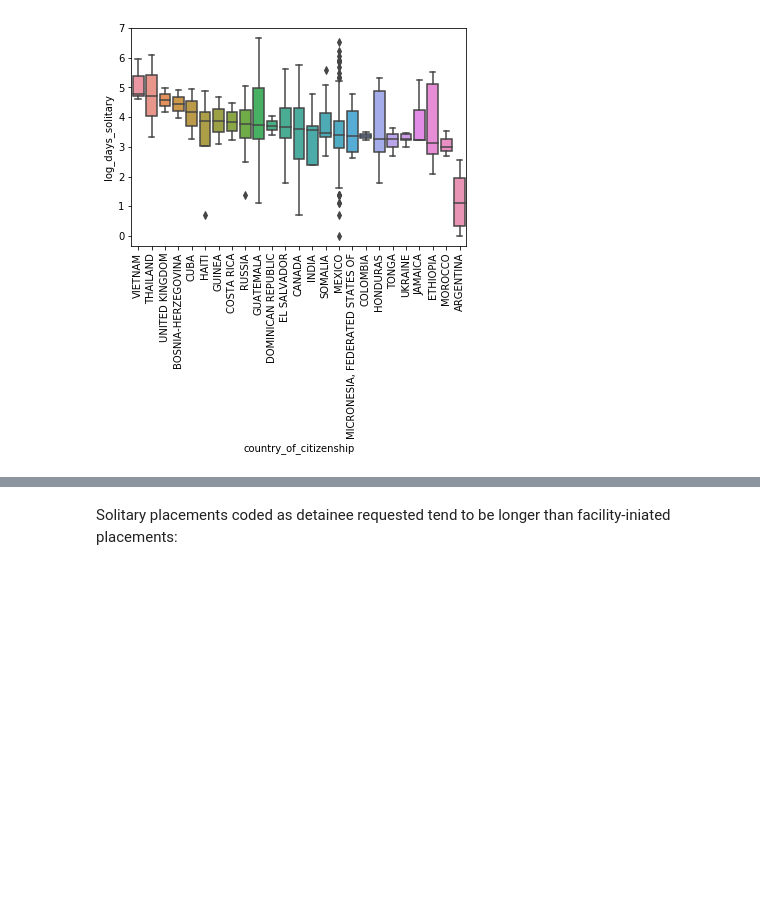
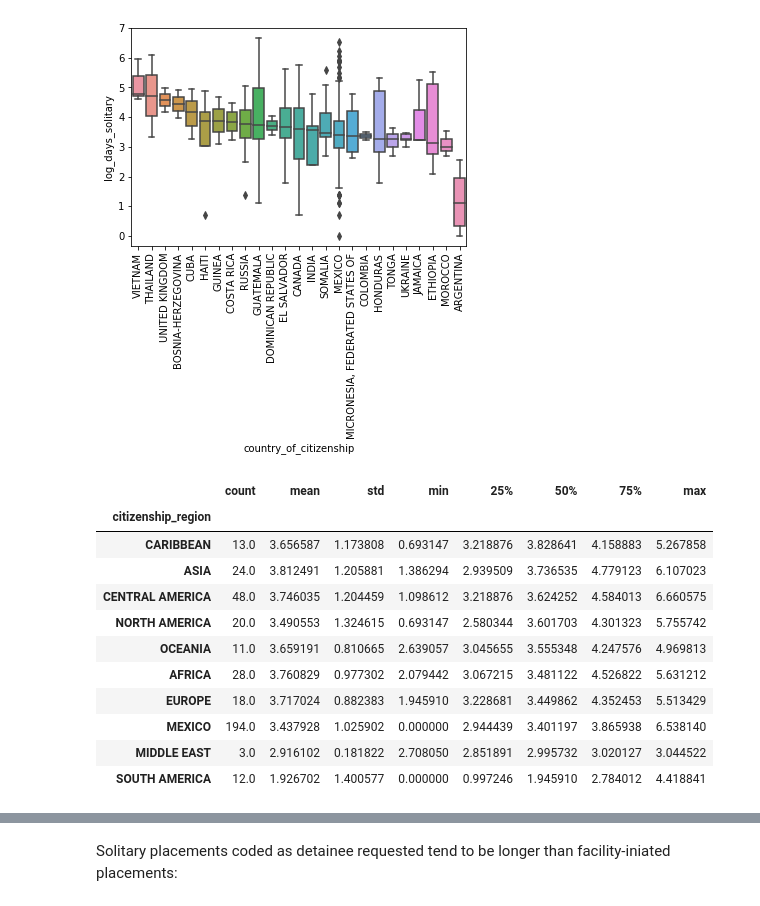
Before and after one commit to UWCHR/nwdc-seg, a Jupyter notebook: analyze/note/NWDC-analyze.ipynb, the cells around one changed output, grey strips where cells are left out. Cells and saved outputs as stored; diff of their text form; code cells hidden in the pictures; blank space fills up the shorter version.

```diff
--- a/analyze/note/NWDC-analyze.ipynb
+++ b/analyze/note/NWDC-analyze.ipynb
@@ -527,3 +499,20 @@ ax = sns.boxplot(data=df[mask], x="country_of_citizenship", y="log_days_solitary
 ax.set_xticklabels(ax.get_xticklabels(),rotation=90);
 # %% [output]
 [figure]
+# %%
+order = df.groupby(by=["citizenship_region"])["log_days_solitary"].median().sort_values(ascending=False).index
+
+df.groupby(by=["citizenship_region"])["log_days_solitary"].describe().sort_values(by='50%', ascending=False)
+# %% [output]
+|  | count | mean | std | min | 25% | 50% | 75% | max |
+| citizenship_region |  |  |  |  |  |  |  |  |
+| CARIBBEAN | 13.0 | 3.656587 | 1.173808 | 0.693147 | 3.218876 | 3.828641 | 4.158883 | 5.267858 |
+| ASIA | 24.0 | 3.812491 | 1.205881 | 1.386294 | 2.939509 | 3.736535 | 4.779123 | 6.107023 |
+| CENTRAL AMERICA | 48.0 | 3.746035 | 1.204459 | 1.098612 | 3.218876 | 3.624252 | 4.584013 | 6.660575 |
+| NORTH AMERICA | 20.0 | 3.490553 | 1.324615 | 0.693147 | 2.580344 | 3.601703 | 4.301323 | 5.755742 |
+| OCEANIA | 11.0 | 3.659191 | 0.810665 | 2.639057 | 3.045655 | 3.555348 | 4.247576 | 4.969813 |
+| AFRICA | 28.0 | 3.760829 | 0.977302 | 2.079442 | 3.067215 | 3.481122 | 4.526822 | 5.631212 |
+| EUROPE | 18.0 | 3.717024 | 0.882383 | 1.945910 | 3.228681 | 3.449862 | 4.352453 | 5.513429 |
+| MEXICO | 194.0 | 3.437928 | 1.025902 | 0.000000 | 2.944439 | 3.401197 | 3.865938 | 6.538140 |
+| MIDDLE EAST | 3.0 | 2.916102 | 0.181822 | 2.708050 | 2.851891 | 2.995732 | 3.020127 | 3.044522 |
+| SOUTH AMERICA | 12.0 | 1.926702 | 1.400577 | 0.000000 | 0.997246 | 1.945910 | 2.784012 | 4.418841 |
```
Also changed, not shown: parts of 11 cells of this notebook.
